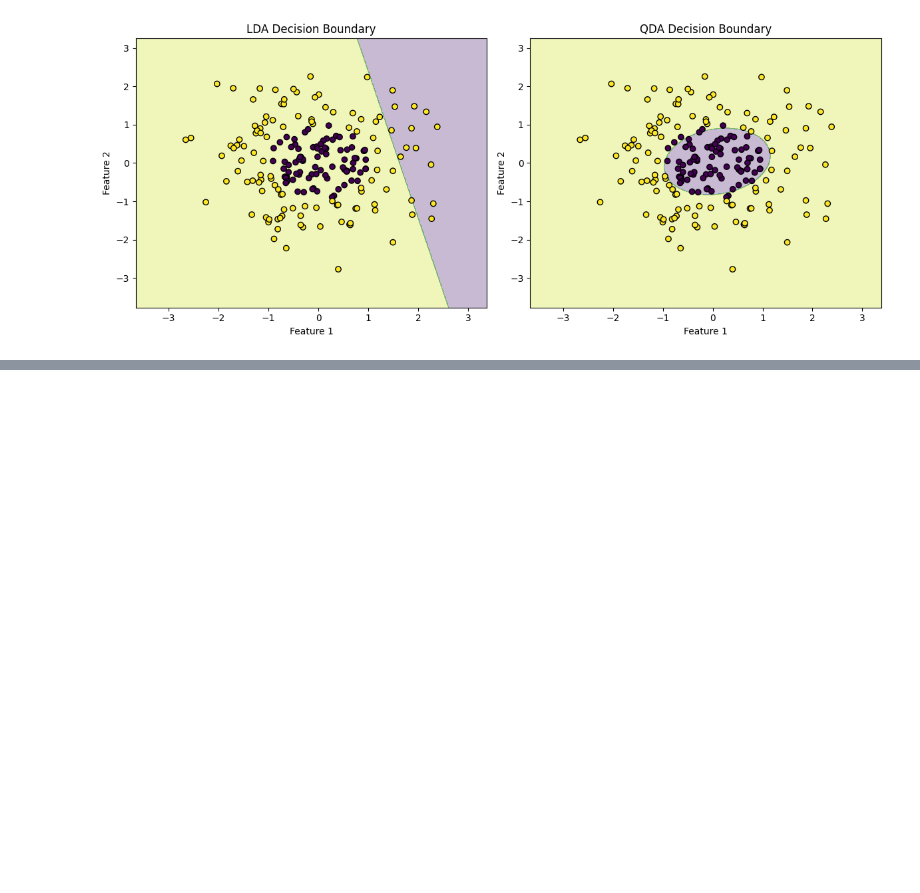
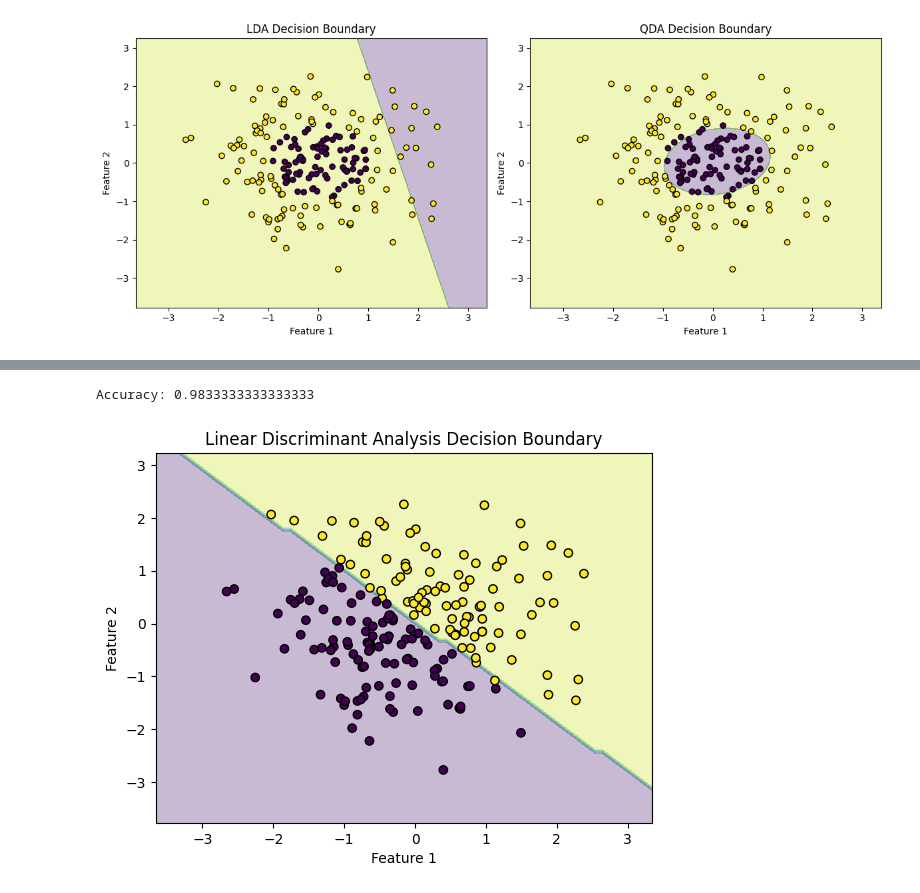
Before and after one commit to OmarTheMostWanted/CSE-DSAIT4005-Machine-and-Deep-Learning, a Jupyter notebook: Notes.ipynb, the cells around one changed output, grey strips where cells are left out. Cells and saved outputs as stored; diff of their text form; code cells hidden in the pictures; blank space fills up the shorter version.

```diff
--- a/Notes.ipynb
+++ b/Notes.ipynb
@@ -568,0 +703,45 @@ QDA Accuracy: 0.9833333333333333
+# %%
+import numpy as np
+import matplotlib.pyplot as plt
+from sklearn.discriminant_analysis import LinearDiscriminantAnalysis
+from sklearn.model_selection import train_test_split
+from sklearn.metrics import accuracy_score
+
+# Generate synthetic data
+np.random.seed(0)
+X = np.random.randn(200, 2)
+y = np.array([0 if x[0] + x[1] < 0 else 1 for x in X])
+
+# Split the data into training and testing sets
+X_train, X_test, y_train, y_test = train_test_split(X, y, test_size=0.3, random_state=0)
+
+# Initialize the LDA classifier
+lda = LinearDiscriminantAnalysis()
+
+# Fit the model
+lda.fit(X_train, y_train)
+
+# Predict the labels for the test set
+y_pred = lda.predict(X_test)
+
+# Calculate the accuracy
+accuracy = accuracy_score(y_test, y_pred)
+print(f"Accuracy: {accuracy}")
+
+# Plot the decision boundary
+x_min, x_max = X[:, 0].min() - 1, X[:, 0].max() + 1
+y_min, y_max = X[:, 1].min() - 1, X[:, 1].max() + 1
+xx, yy = np.meshgrid(np.arange(x_min, x_max, 0.1),
+                     np.arange(y_min, y_max, 0.1))
+Z = lda.predict(np.c_[xx.ravel(), yy.ravel()])
+Z = Z.reshape(xx.shape)
+
+plt.contourf(xx, yy, Z, alpha=0.3)
+plt.scatter(X[:, 0], X[:, 1], c=y, edgecolors='k', marker='o')
+plt.title('Linear Discriminant Analysis Decision Boundary')
+plt.xlabel('Feature 1')
+plt.ylabel('Feature 2')
+plt.show()
+# %% [output]
+Accuracy: 0.9833333333333333
+[figure, added]
```
Also changed, not shown: parts of 5 cells of this notebook.
